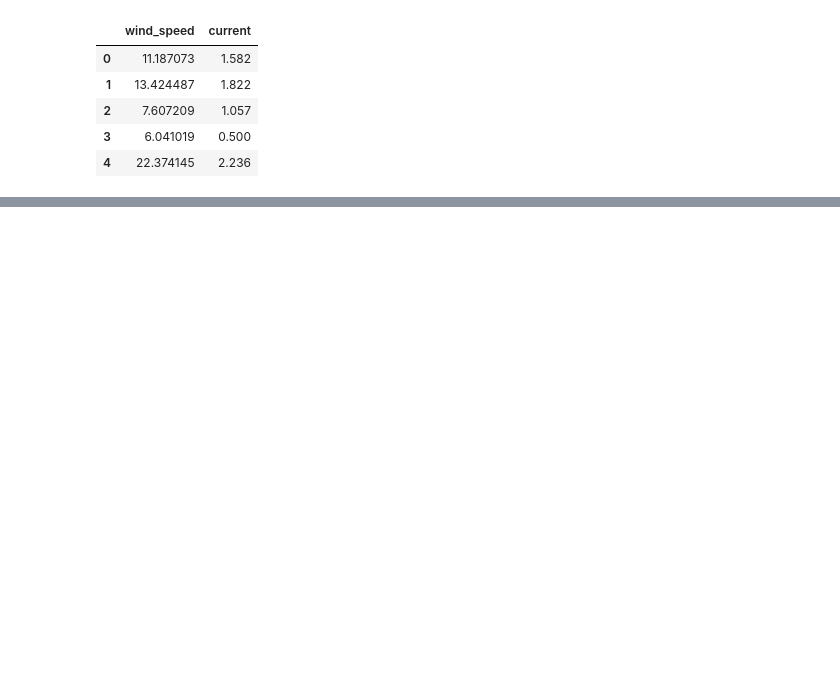
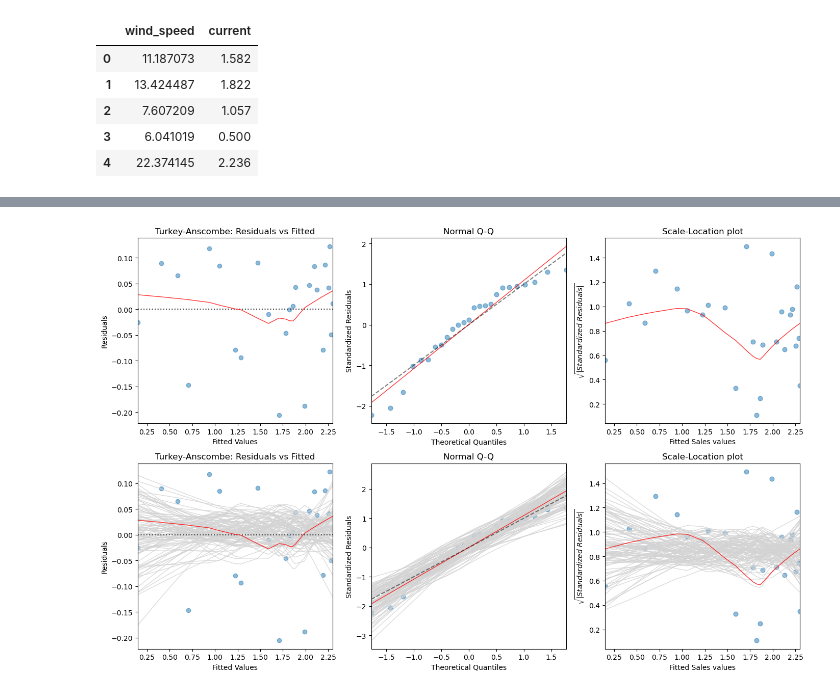
Before and after one commit to justinmeckmann1/STAT, a Jupyter notebook: SW02/exercises/sw_02.ipynb, the cells around one changed output, grey strips where cells are left out. Saved outputs shown, nothing was run; the diff lists cells and outputs as text; code cells hidden in the pictures; blank space fills up the shorter version.

```diff
--- a/SW02/exercises/sw_02.ipynb
+++ b/SW02/exercises/sw_02.ipynb
@@ -42,0 +87,22 @@ plt.show()
+# %%
+# 2.1 c) transofmration according to export
+x = 1 / (data["wind_speed"])
+y = data["current"]
+
+x_sm = sm.add_constant(x)
+model = sm.OLS(y, x_sm).fit()
+fig = plt.figure(figsize = (14,9))
+fig = get_residual_plots(model, fig)
+plt.show()
+
+# Turkey-Anscombe: The smoothing line shows a slight banana-like shape, however it does not seem to be problematic according to the graphics with
+# the simulated curves, because the red curve lies inside the grey band of curves
+#
+# Normal Plot: With the exception of the points at the right margin, the data points scatter nicely around the straight line. The right margin points in-
+# dicate short-tailedness, which does not represent, however, a problem for the least-squares method.
+#
+# Scale-Location: The smoothing line shows a dent-like pattern, which however does not represent a problem according to the simulated curves.
+#
+# Conclusion: The residual analysis for this model ﬁt does not show any evidence of violating the assumptions of the linear model.
+# %% [output]
+[figure, added]
```
Also changed, not shown: parts of 14 cells of this notebook, 2 other files.
